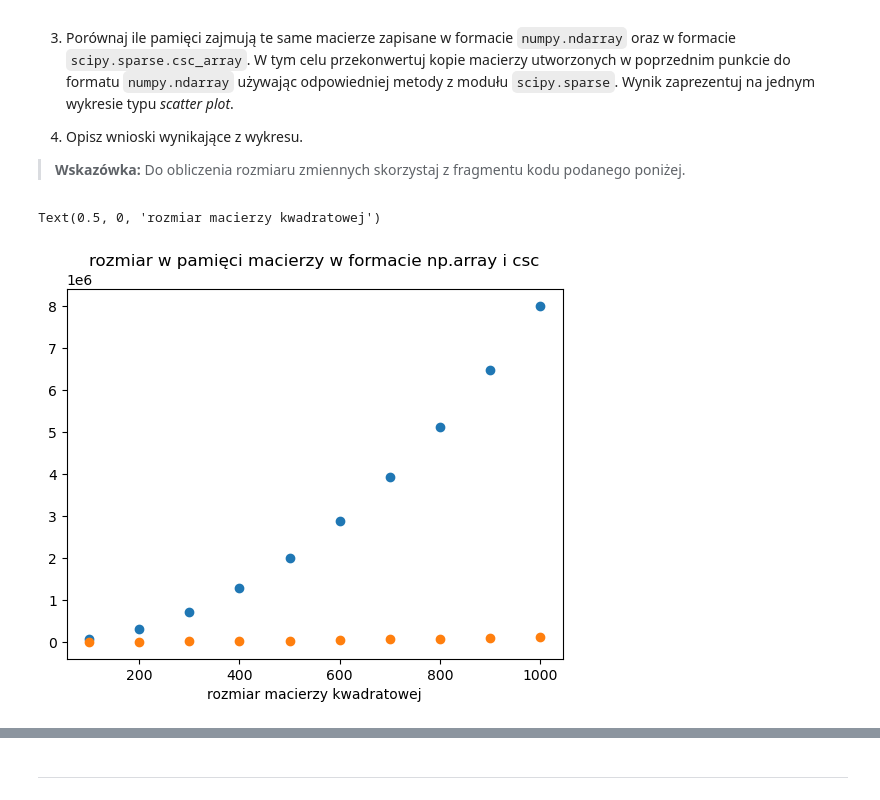
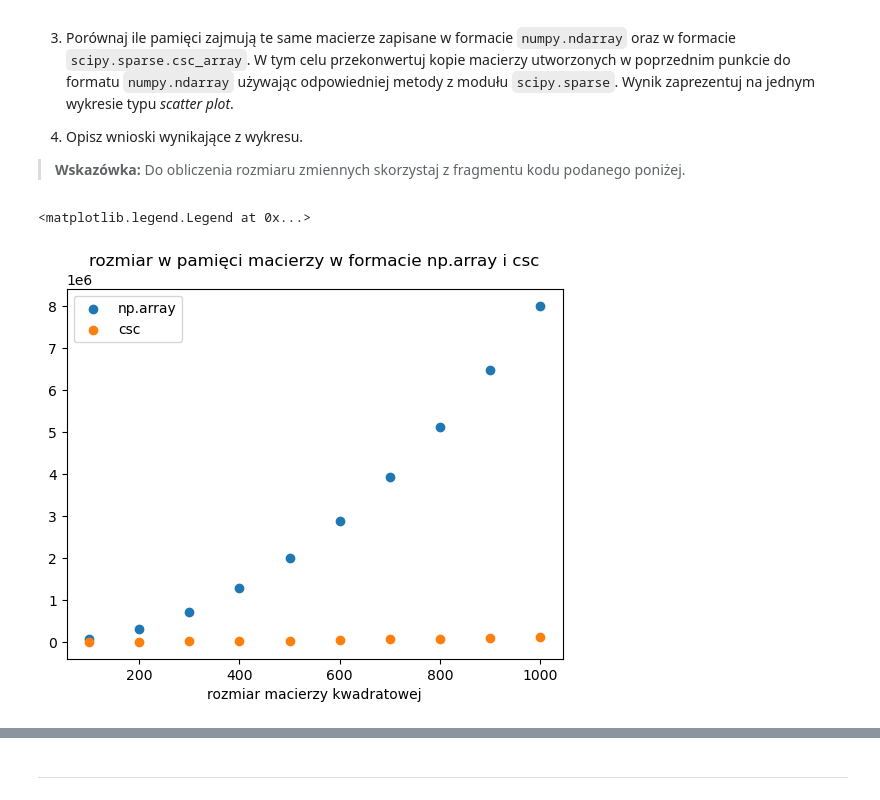
Before and after one commit to MN-KJ-2025/lab-6-sparse-matrix-kacperpastula, a Jupyter notebook: sprawozdanie.ipynb, the cells around one changed output, grey strips where cells are left out. Saved outputs shown, nothing was run; the diff lists cells and outputs as text; code cells hidden in the pictures.

```diff
--- a/sprawozdanie.ipynb
+++ b/sprawozdanie.ipynb
@@ -84,10 +84,11 @@ for m in macierze:
 # %%
 # ===== Twoja implementacja tutaj =====
 
 plt.scatter(size, n_memory_size)
 plt.scatter(size, s_memory_size)
 plt.title('rozmiar w pamięci macierzy w formacie np.array i csc')
 plt.xlabel('rozmiar macierzy kwadratowej')
+plt.legend(['np.array','csc'])
 # %% [output]
-Text(0.5, 0, 'rozmiar macierzy kwadratowej')
+<matplotlib.legend.Legend at 0x...>
-[figure, old version]
+[figure, new version]
```
Also changed, not shown: parts of 5 cells of this notebook.
